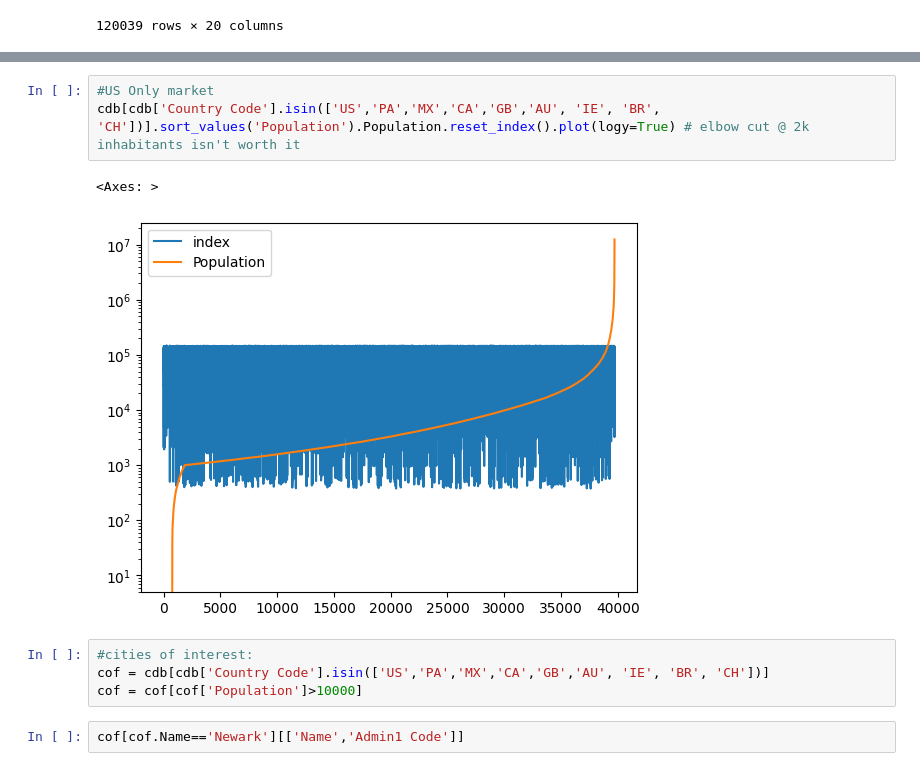
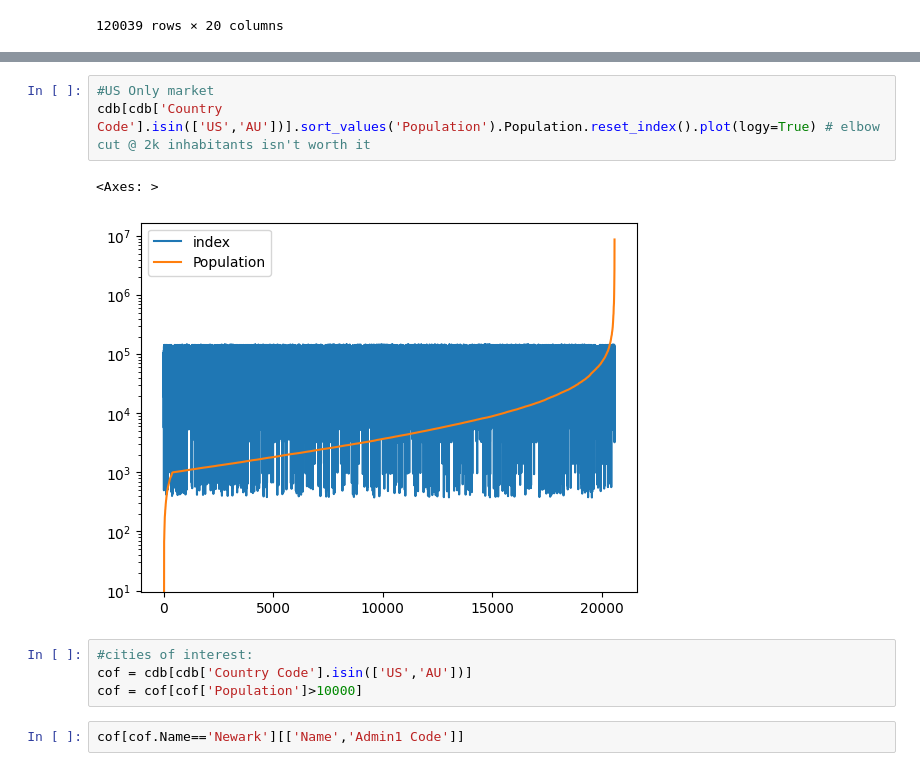
Before and after one commit to Anze-/datathon2k25, a Jupyter notebook: feature_engineering.ipynb, the cells around one changed output, grey strips where cells are left out. Drawn from its saved outputs; the diff is of its cells as text.

```diff
--- a/feature_engineering.ipynb
+++ b/feature_engineering.ipynb
@@ -60,12 +62,12 @@ cdb.sort_values('Population').Population.reset_index().plot(logy=True) # elbow c
 # %%
 #US Only market
-cdb[cdb['Country Code'].isin(['US','PA','MX','CA','GB','AU', 'IE', 'BR', 'CH'])].sort_values('Population').Population.reset_index().plot(logy=True) # elbow cut @ 2k inhabitants isn't worth it
+cdb[cdb['Country Code'].isin(['US','AU'])].sort_values('Population').Population.reset_index().plot(logy=True) # elbow cut @ 2k inhabitants isn't worth it
 # %% [output]
 <Axes: >
-[figure, old version]
+[figure, new version]
 # %%
 #cities of interest:
-cof = cdb[cdb['Country Code'].isin(['US','PA','MX','CA','GB','AU', 'IE', 'BR', 'CH'])]
+cof = cdb[cdb['Country Code'].isin(['US','AU'])]
 cof = cof[cof['Population']>10000]
 # %%
 cof[cof.Name=='Newark'][['Name','Admin1 Code']]
```
Also changed, not shown: parts of 10 cells of this notebook, 2 other files.
